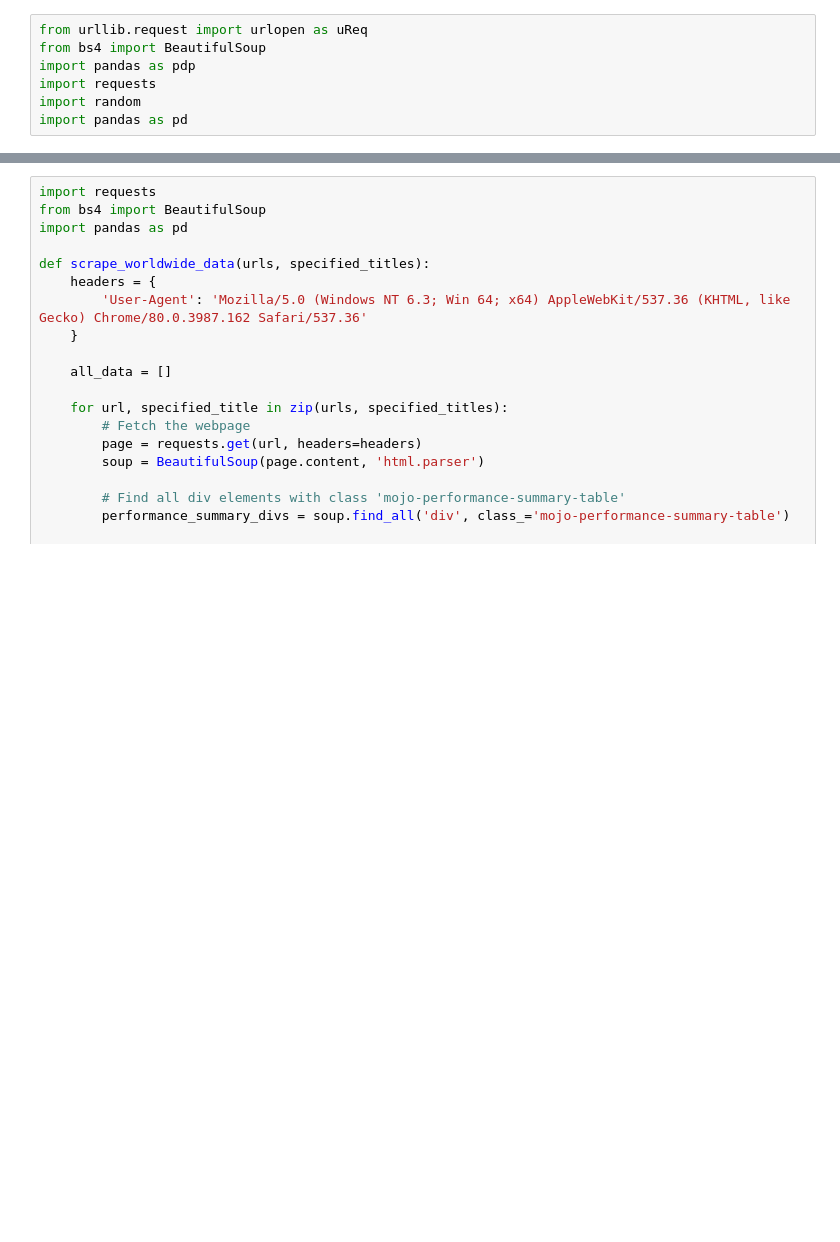
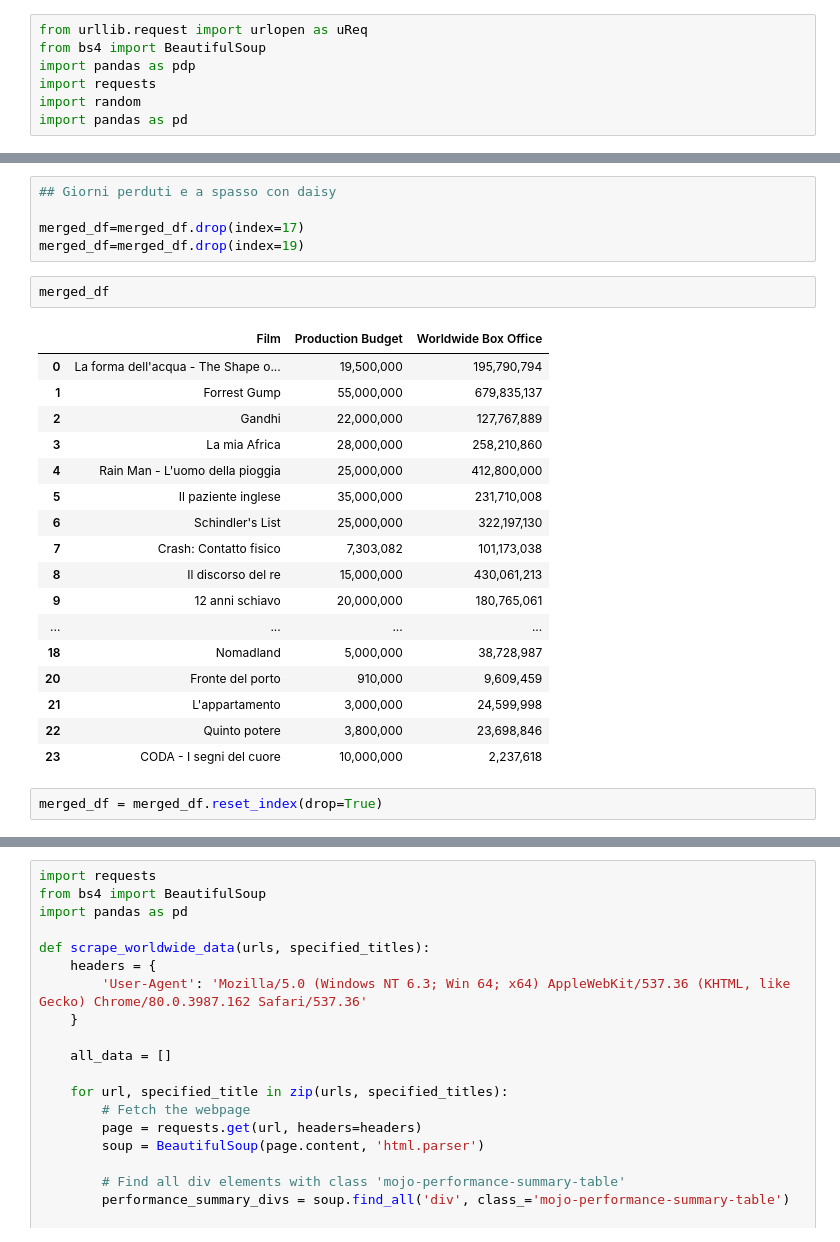
Before and after one commit to Bakko000/Data_journalism, a Jupyter notebook: Box office.ipynb, the cells around one changed output, grey strips where cells are left out. Cells and saved outputs as stored; diff of their text form; blank space fills up the shorter version.

```diff
--- a/Box office.ipynb
+++ b/Box office.ipynb
@@ -549,0 +747,27 @@ NameError: name 'budget' is not defined
+# %%
+## Giorni perduti e a spasso con daisy
+
+merged_df=merged_df.drop(index=17)
+merged_df=merged_df.drop(index=19)
+# %%
+merged_df
+# %% [output]
+|  | Film | Production Budget | Worldwide Box Office |
+| 0 | La forma dell'acqua - The Shape o... | 19,500,000 | 195,790,794 |
+| 1 | Forrest Gump | 55,000,000 | 679,835,137 |
+| 2 | Gandhi | 22,000,000 | 127,767,889 |
+| 3 | La mia Africa | 28,000,000 | 258,210,860 |
+| 4 | Rain Man - L'uomo della pioggia | 25,000,000 | 412,800,000 |
+| 5 | Il paziente inglese | 35,000,000 | 231,710,008 |
+| 6 | Schindler's List | 25,000,000 | 322,197,130 |
+| 7 | Crash: Contatto fisico | 7,303,082 | 101,173,038 |
+| 8 | Il discorso del re | 15,000,000 | 430,061,213 |
+| 9 | 12 anni schiavo | 20,000,000 | 180,765,061 |
+| ... | ... | ... | ... |
+| 18 | Nomadland | 5,000,000 | 38,728,987 |
+| 20 | Fronte del porto | 910,000 | 9,609,459 |
+| 21 | L'appartamento | 3,000,000 | 24,599,998 |
+| 22 | Quinto potere | 3,800,000 | 23,698,846 |
+| 23 | CODA - I segni del cuore | 10,000,000 | 2,237,618 |
+# %%
+merged_df = merged_df.reset_index(drop=True)
```
Also changed, not shown: parts of 43 cells of this notebook.
